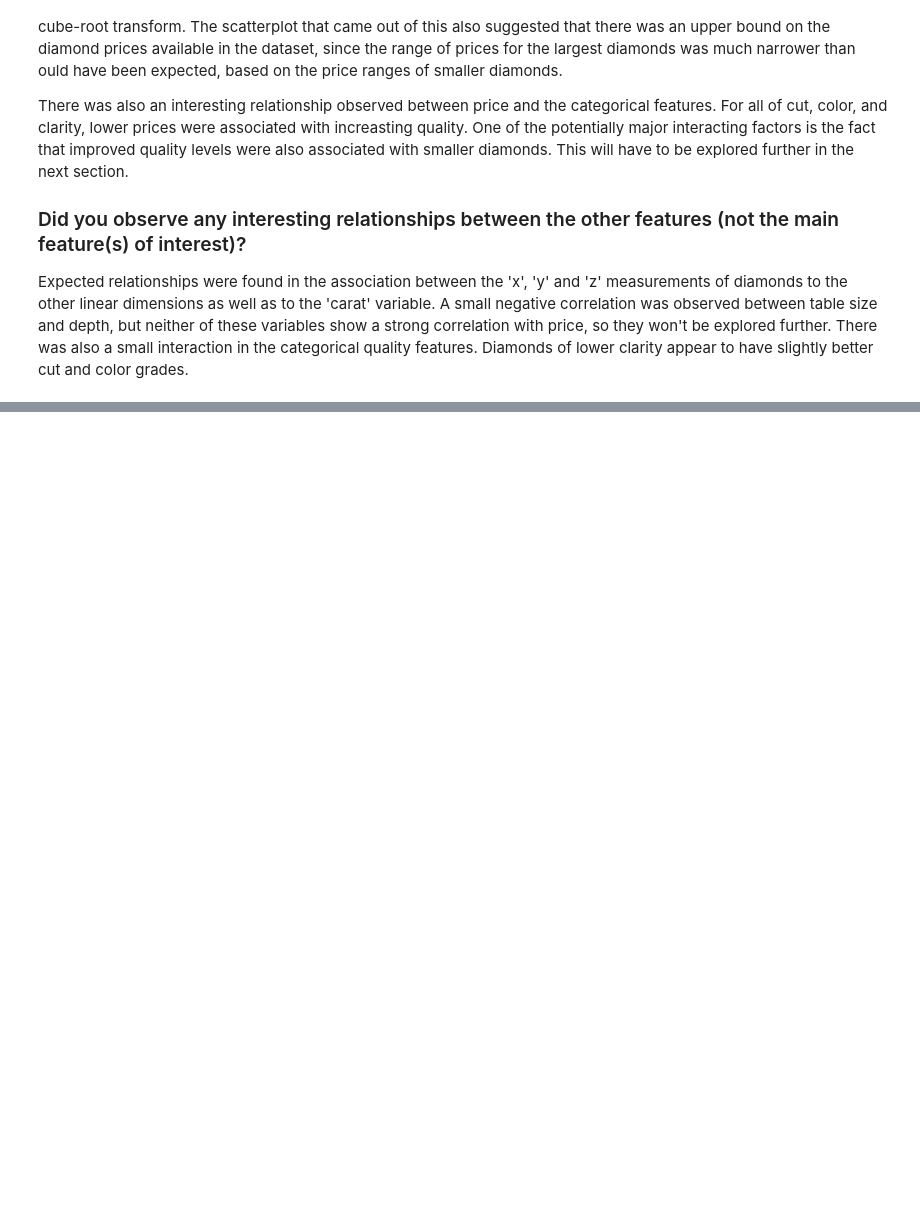
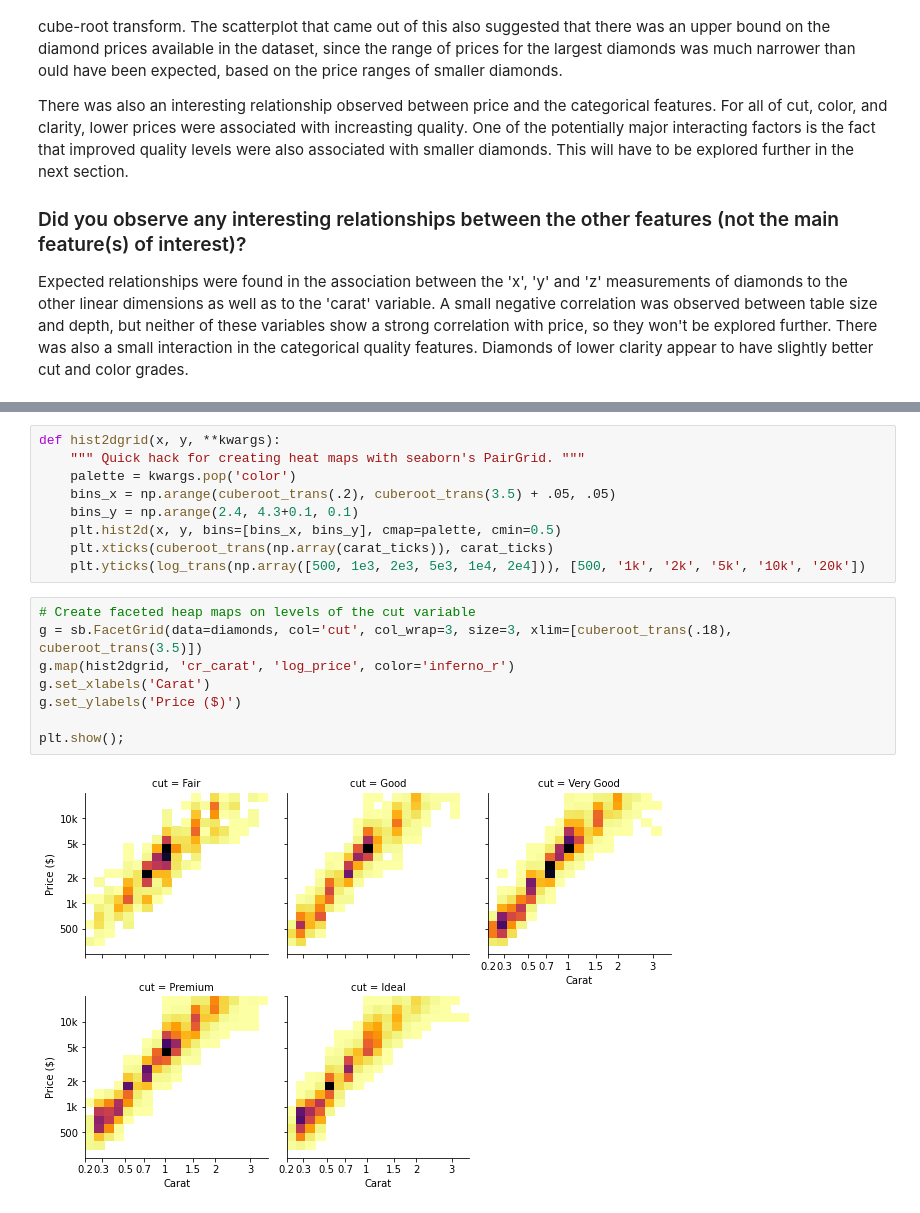
Before and after one commit to leqilu67/diamonds_study, a Jupyter notebook: diamond_study.ipynb, the cells around one changed output, grey strips where cells are left out. Drawn from its saved outputs; the diff is of its cells as text; blank space fills up the shorter version.

```diff
--- a/diamond_study.ipynb
+++ b/diamond_study.ipynb
@@ -507,0 +512,19 @@ Expected relationships were found in the association between the 'x', 'y' and 'z
+# %%
+def hist2dgrid(x, y, **kwargs):
+    """ Quick hack for creating heat maps with seaborn's PairGrid. """
+    palette = kwargs.pop('color')
+    bins_x = np.arange(cuberoot_trans(.2), cuberoot_trans(3.5) + .05, .05)
+    bins_y = np.arange(2.4, 4.3+0.1, 0.1)
+    plt.hist2d(x, y, bins=[bins_x, bins_y], cmap=palette, cmin=0.5)
+    plt.xticks(cuberoot_trans(np.array(carat_ticks)), carat_ticks)
+    plt.yticks(log_trans(np.array([500, 1e3, 2e3, 5e3, 1e4, 2e4])), [500, '1k', '2k', '5k', '10k', '20k'])
+# %%
+# Create faceted heap maps on levels of the cut variable
+g = sb.FacetGrid(data=diamonds, col='cut', col_wrap=3, size=3, xlim=[cuberoot_trans(.18), cuberoot_trans(3.5)])
+g.map(hist2dgrid, 'cr_carat', 'log_price', color='inferno_r')
+g.set_xlabels('Carat')
+g.set_ylabels('Price ($)')
+
+plt.show();
+# %% [output]
+[figure, added]
```
Also changed, not shown: parts of 15 cells of this notebook.
